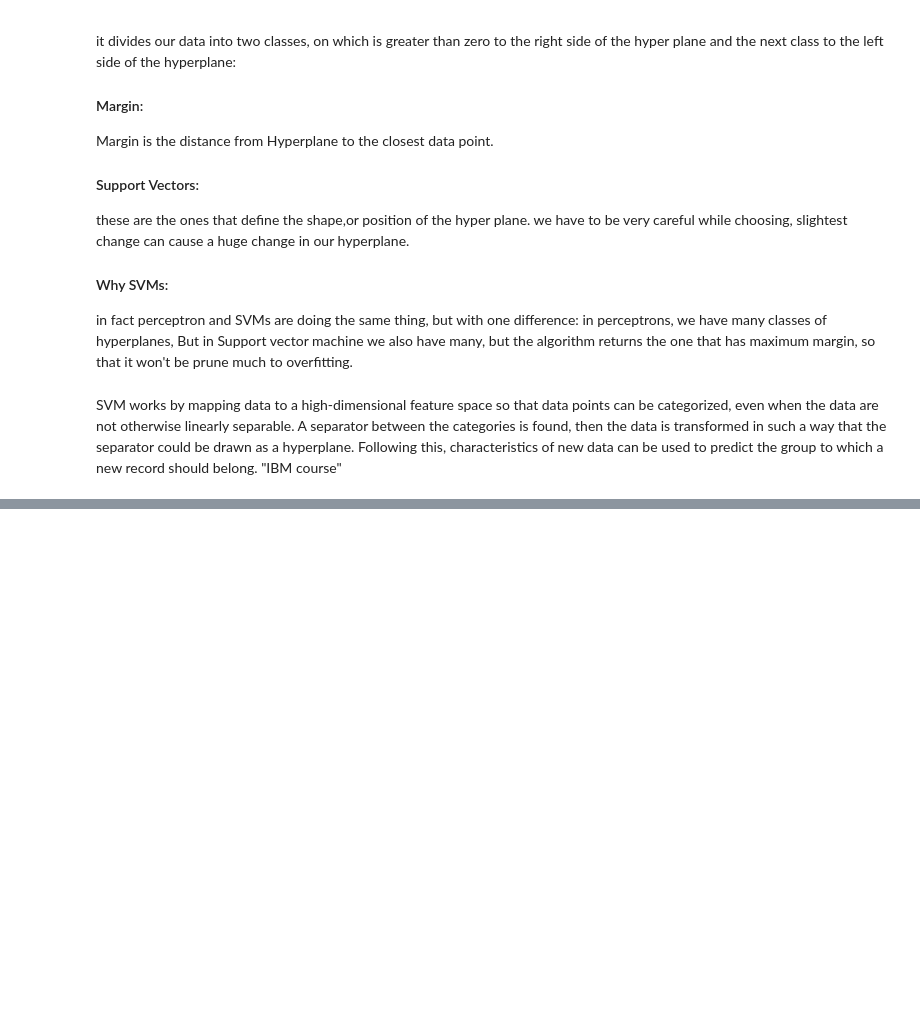
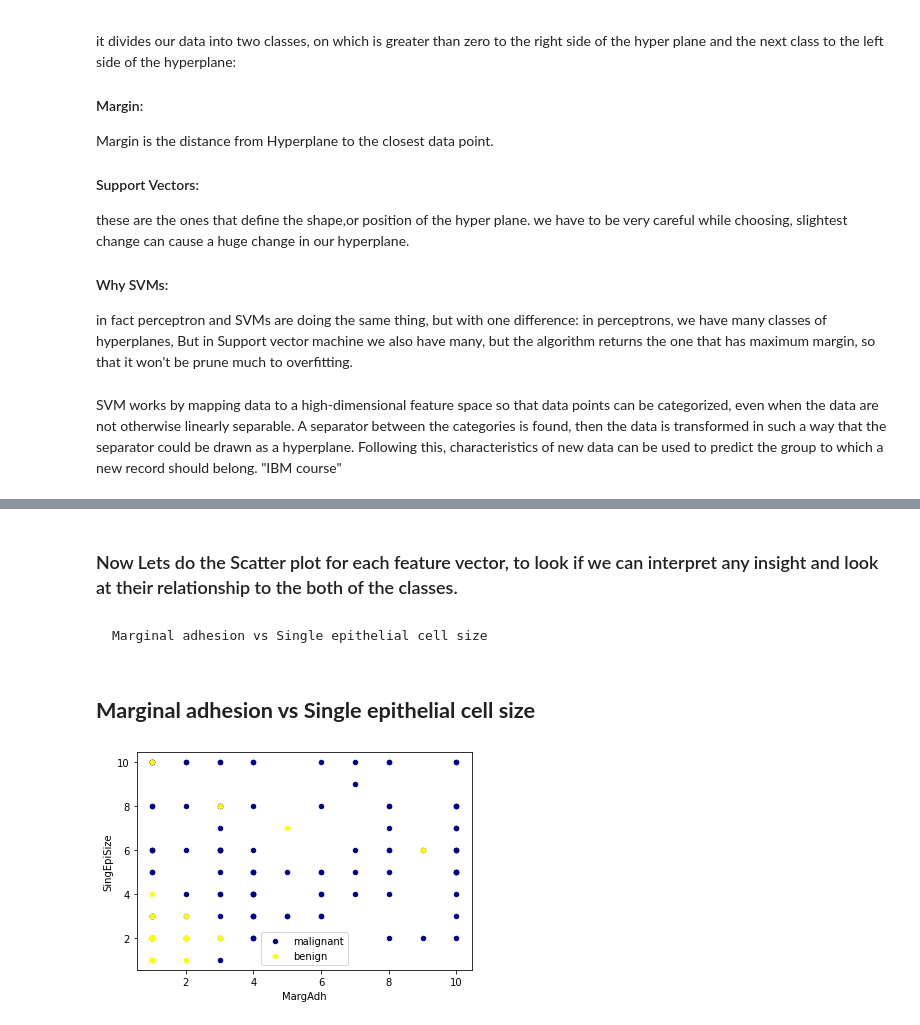
Before and after one commit to Lotfullah21/Machine-Learning, a Jupyter notebook: Support_Vector_Machines(SVM).ipynb, the cells around one changed output, grey strips where cells are left out. Saved outputs shown, nothing was run; the diff lists cells and outputs as text; code cells hidden in the pictures; blank space fills up the shorter version.

```diff
--- a/Support_Vector_Machines(SVM).ipynb
+++ b/Support_Vector_Machines(SVM).ipynb
@@ -29,0 +73,3 @@ SVM works by mapping data to a high-dimensional feature space so that data point
+# %%
+df = pd.read_csv("cell_samples.csv")
+df.head()
@@ -29,0 +124,12 @@ SVM works by mapping data to a high-dimensional feature space so that data point
+# %% [markdown]
+### Now Lets do the Scatter plot for each feature vector, to look if we can interpret any insight and look at their relationship to the both of the classes.
+# %% [markdown]
+	Marginal adhesion vs Single epithelial cell size
+# %% [markdown]
+## **Marginal adhesion vs Single epithelial cell size**
+# %%
+ax = df[df['Class'] == 4][0:100].plot(kind='scatter', x='MargAdh', y='SingEpiSize', color='DarkBlue', label='malignant');
+df[df['Class'] == 2][0:100].plot(kind='scatter', x='MargAdh', y='SingEpiSize', color='Yellow', label='benign', ax=ax);
+plt.show()
+# %% [output]
+[figure, added]
```
Also changed, not shown: parts of 34 cells of this notebook.
